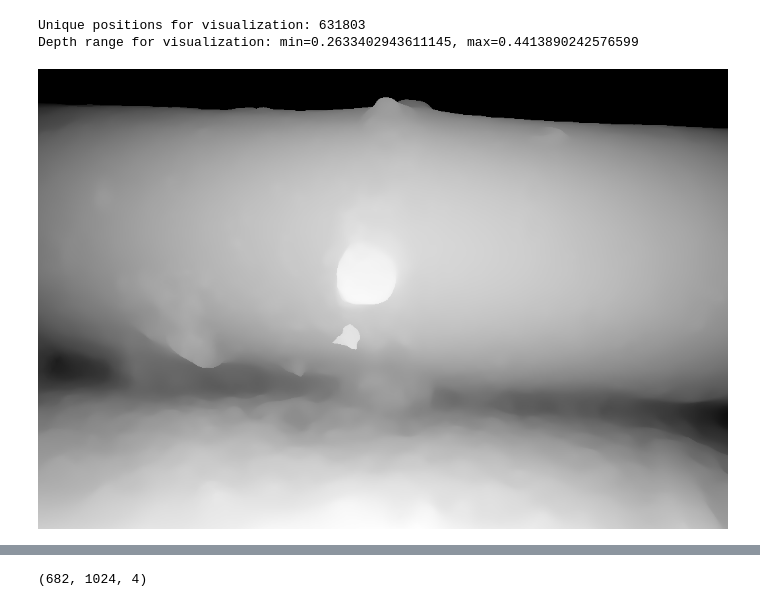
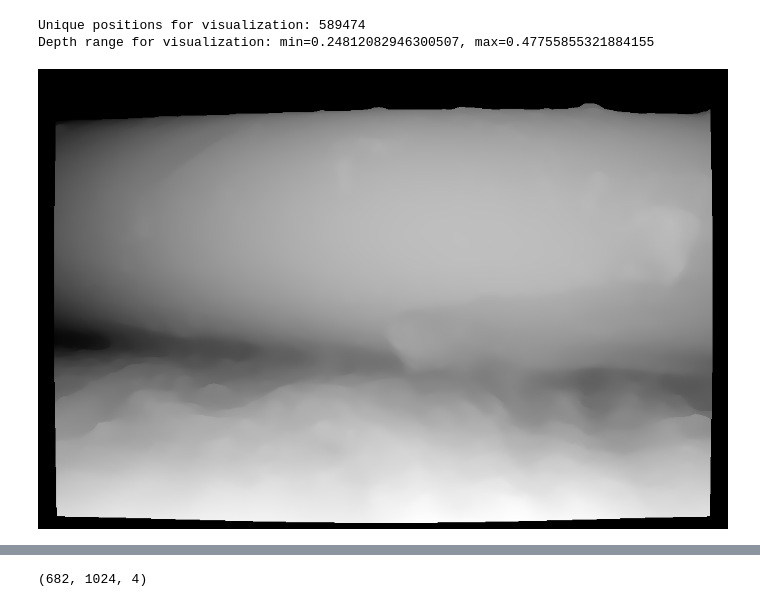
Before and after one commit to AllIAskOfYou/woodknots, a Jupyter notebook: scripts/matching/depth_vis.ipynb, the cells around one changed output, grey strips where cells are left out. Cells and saved outputs as stored; diff of their text form; code cells hidden in the pictures.

```diff
--- a/scripts/matching/depth_vis.ipynb
+++ b/scripts/matching/depth_vis.ipynb
@@ -3,20 +3,23 @@ from mltools.matching.render import MeshRenderer
 from mltools.matching.utils import MeshroomCamerasParser
 import numpy as np
 
-data_path = "../../data/matching/meshroom"
-cameras_path = f"{data_path}/cameras.sfm"
-obj_path = f"{data_path}/mesh.obj"
+cameras_path = "../../data/matching/cameras/cameras_v2.sfm"
+obj_path = "../../data/matching/textured_mesh_v2/texturedMesh.obj"
 
 cameras = MeshroomCamerasParser(cameras_path).parse()
 
 # Initialize the renderer once
 renderer = MeshRenderer(obj_path, default_width=1024, default_height=682)
 # %%
-image_id = "2037"
+image_id = "2041"
 camera = cameras[image_id]
-image = renderer.visualize_depth(camera)  # Specify the camera position for depth visualization
+camera_cpy = camera.copy()
+#camera_cpy['distortion_params'] = np.zeros(3)
+#camera_cpy['cx'] = 0.5 * camera['cx']
+#camera_cpy['cy'] = 0.5 * camera['cy']
+image = renderer.visualize_depth(camera_cpy)
 display(image)
 # %% [output]
-Unique positions for visualization: 631803
-Depth range for visualization: min=0.2633402943611145, max=0.4413890242576599
+Unique positions for visualization: 589474
+Depth range for visualization: min=0.24812082946300507, max=0.47755855321884155
-[figure, old version]
+[figure, new version]
```
Also changed, not shown: parts of 1 cell of this notebook, 4 other files.
